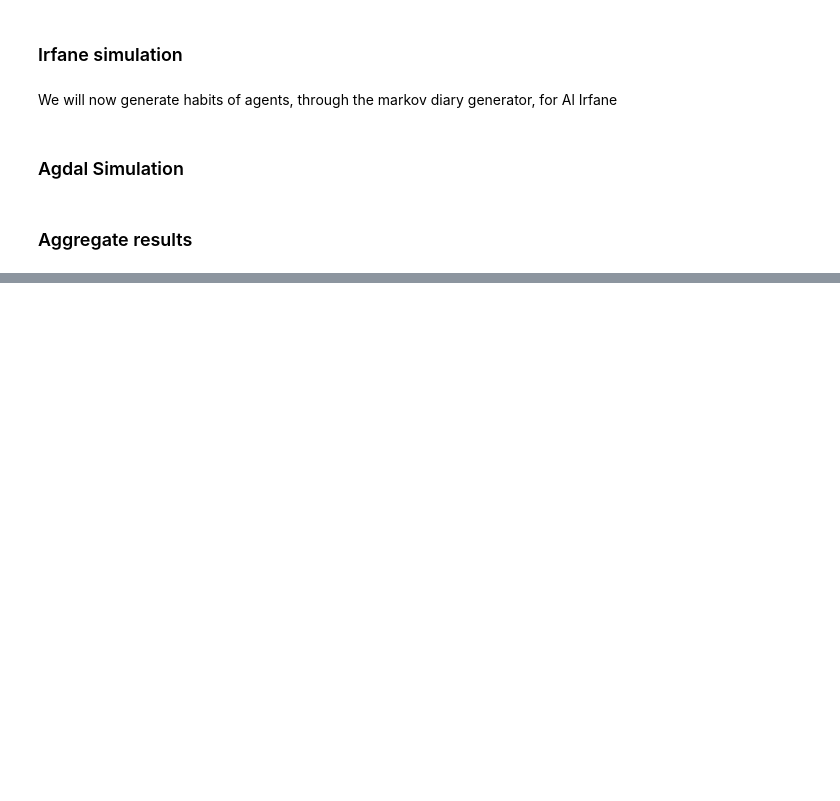
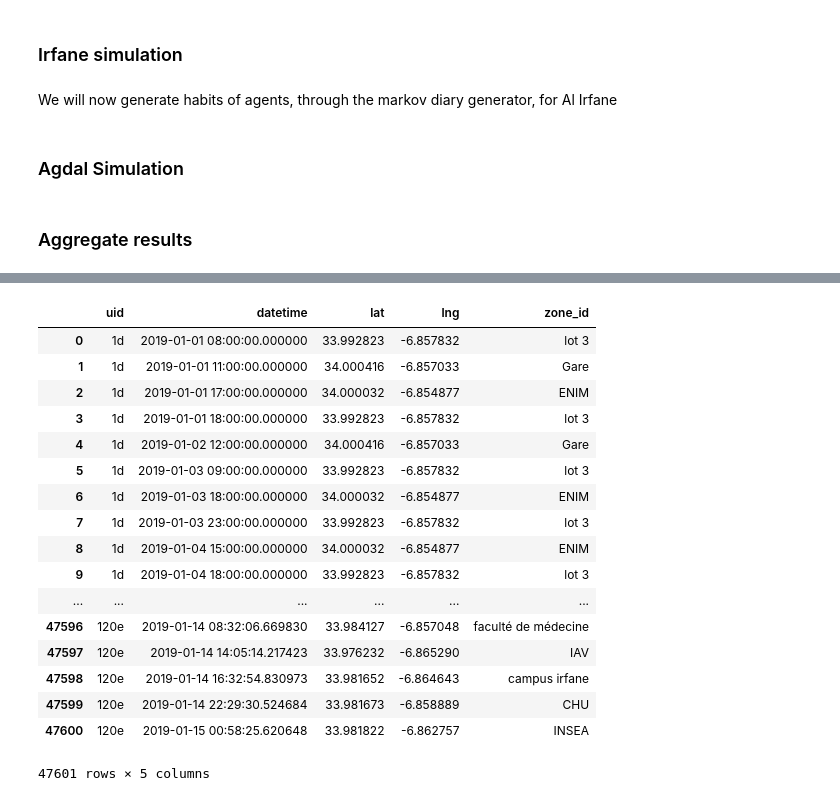
Before and after one commit to covid-ma-team/chantier-2, a Jupyter notebook: user_mobility_generation.ipynb, the cells around one changed output, grey strips where cells are left out. Drawn from its saved outputs; the diff is of its cells as text; code cells hidden in the pictures; blank space fills up the shorter version.

Commit message:
added zone id detection

```diff
--- a/user_mobility_generation.ipynb
+++ b/user_mobility_generation.ipynb
@@ -144,0 +147,3 @@ simulation_tdf.to_csv('simulation_data.csv')
+# %%
+import pandas as pd
+simulation_tdf = pd.read_csv('simulation_data.csv')
@@ -144,0 +153,41 @@ simulation_tdf.to_csv('simulation_data.csv')
+# %%
+# load GeoJSON file containing sectors
+with open('morocco.geojson/agdal_irfane.geojson', 'r') as f:
+  js = json.load(f)
+# %%
+def get_zone_id(x):
+  point = Point( x["lng"],x["lat"])
+  zone_id = ""
+  for feature in js['features']:
+    polygon = shape(feature['geometry'])
+    if polygon.contains(point):
+      zone_id = feature['properties']['id']
+  x['zone_id'] = zone_id
+  return x
+# %%
+# Adding the ids of the zones
+simulation_tdf = simulation_tdf.apply(get_zone_id,axis=1)
+
+# Filtering zones without a registered zone id
+simulation_tdf = simulation_tdf[simulation_tdf['zone_id'] != ""][["uid","datetime","lat","lng","zone_id"]]
+# %%
+simulation_tdf
+# %% [output]
+|  | uid | datetime | lat | lng | zone_id |
+| 0 | 1d | 2019-01-01 08:00:00.000000 | 33.992823 | -6.857832 | lot 3 |
+| 1 | 1d | 2019-01-01 11:00:00.000000 | 34.000416 | -6.857033 | Gare |
+| 2 | 1d | 2019-01-01 17:00:00.000000 | 34.000032 | -6.854877 | ENIM |
+| 3 | 1d | 2019-01-01 18:00:00.000000 | 33.992823 | -6.857832 | lot 3 |
+| 4 | 1d | 2019-01-02 12:00:00.000000 | 34.000416 | -6.857033 | Gare |
+| 5 | 1d | 2019-01-03 09:00:00.000000 | 33.992823 | -6.857832 | lot 3 |
+| 6 | 1d | 2019-01-03 18:00:00.000000 | 34.000032 | -6.854877 | ENIM |
+| 7 | 1d | 2019-01-03 23:00:00.000000 | 33.992823 | -6.857832 | lot 3 |
+| 8 | 1d | 2019-01-04 15:00:00.000000 | 34.000032 | -6.854877 | ENIM |
+| 9 | 1d | 2019-01-04 18:00:00.000000 | 33.992823 | -6.857832 | lot 3 |
+| ... | ... | ... | ... | ... | ... |
+| 47596 | 120e | 2019-01-14 08:32:06.669830 | 33.984127 | -6.857048 | faculté de médecine |
+| 47597 | 120e | 2019-01-14 14:05:14.217423 | 33.976232 | -6.865290 | IAV |
+| 47598 | 120e | 2019-01-14 16:32:54.830973 | 33.981652 | -6.864643 | campus irfane |
+| 47599 | 120e | 2019-01-14 22:29:30.524684 | 33.981673 | -6.858889 | CHU |
+| 47600 | 120e | 2019-01-15 00:58:25.620648 | 33.981822 | -6.862757 | INSEA |
+47601 rows × 5 columns
```
Also changed, not shown: parts of 5 cells of this notebook.
